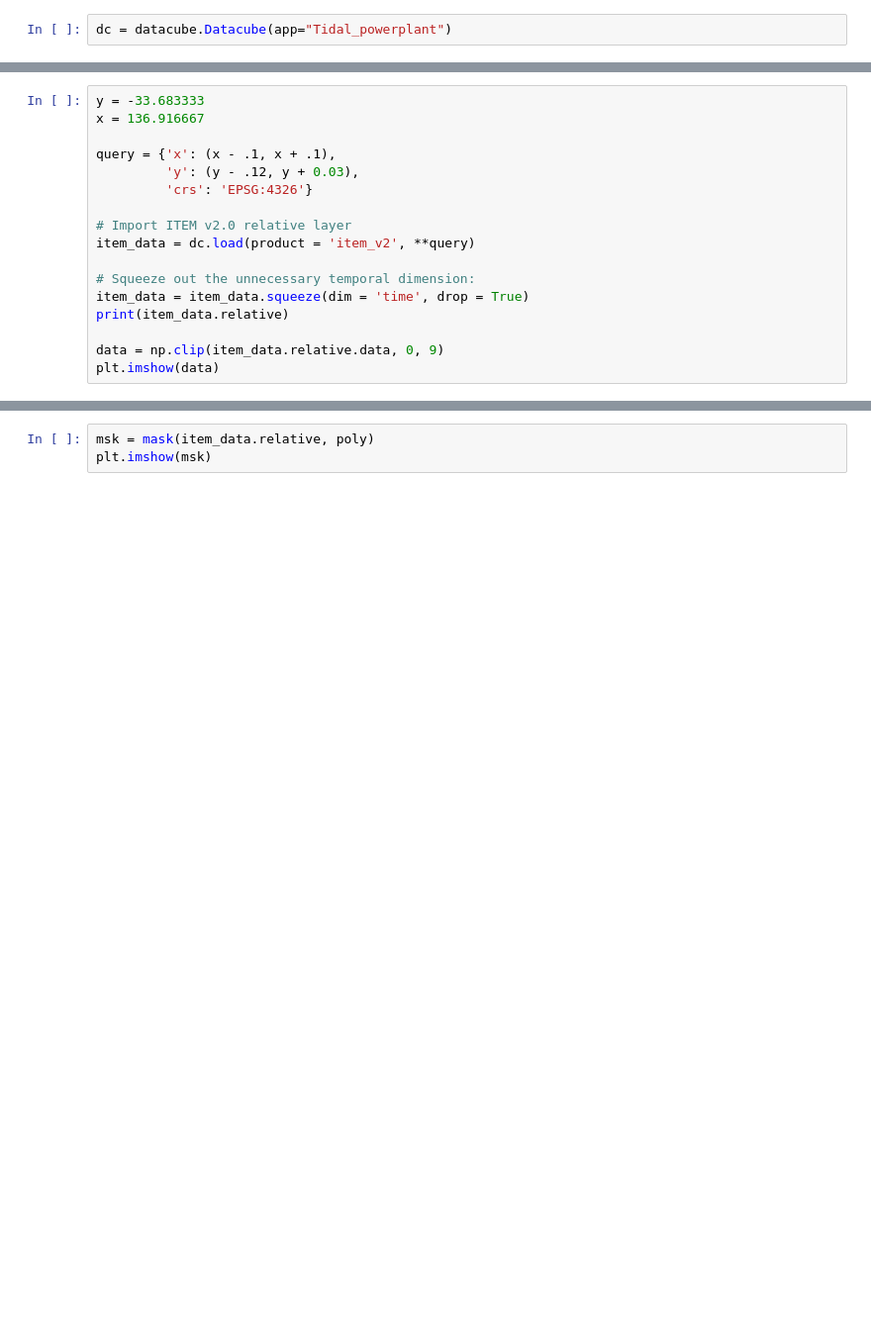
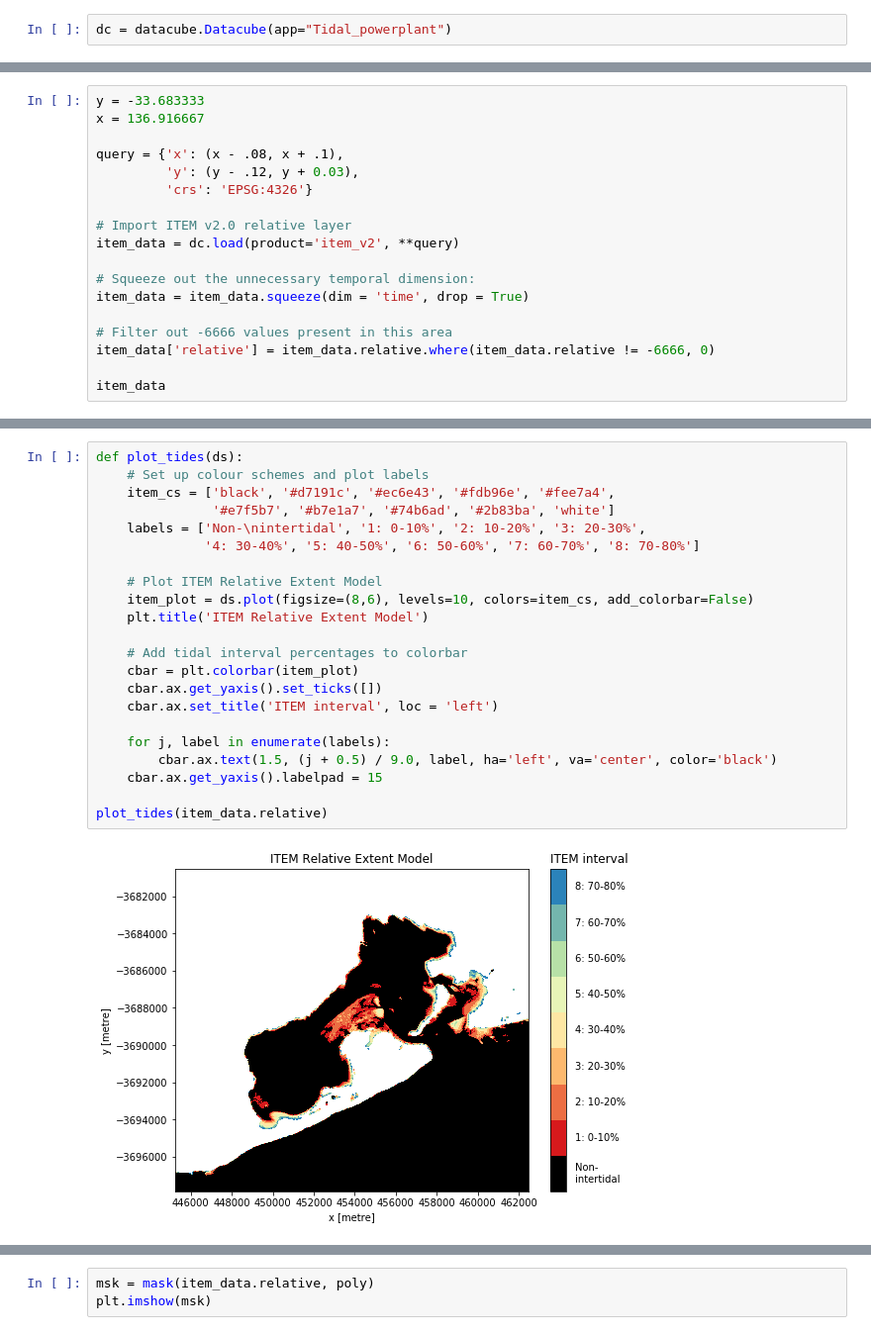
Before and after one commit to GeoscienceAustralia/dea-notebooks, a Jupyter notebook: Real_world_examples/Tidal_powerplant.ipynb, the cells around one changed output, grey strips where cells are left out. Shown at 99% size. Saved outputs shown, nothing was run; the diff lists cells and outputs as text; blank space fills up the shorter version.

Commit message:
Tidal notebook almost ready

```diff
--- a/Real_world_examples/Tidal_powerplant.ipynb
+++ b/Real_world_examples/Tidal_powerplant.ipynb
@@ -107,17 +135,18 @@ dc = datacube.Datacube(app="Tidal_powerplant")
 y = -33.683333
 x = 136.916667
 
-query = {'x': (x - .1, x + .1),
+query = {'x': (x - .08, x + .1),
          'y': (y - .12, y + 0.03),
          'crs': 'EPSG:4326'}
 
 # Import ITEM v2.0 relative layer
-item_data = dc.load(product = 'item_v2', **query)
+item_data = dc.load(product='item_v2', **query)
 
 # Squeeze out the unnecessary temporal dimension:
 item_data = item_data.squeeze(dim = 'time', drop = True)
-print(item_data.relative)
 
-data = np.clip(item_data.relative.data, 0, 9)
-plt.imshow(data)
+# Filter out -6666 values present in this area
+item_data['relative'] = item_data.relative.where(item_data.relative != -6666, 0)
+
+item_data
 # %% [output]
@@ -140,0 +166,24 @@ Attributes:
+# %%
+def plot_tides(ds):
+    # Set up colour schemes and plot labels
+    item_cs = ['black', '#d7191c', '#ec6e43', '#fdb96e', '#fee7a4',
+               '#e7f5b7', '#b7e1a7', '#74b6ad', '#2b83ba', 'white']
+    labels = ['Non-\nintertidal', '1: 0-10%', '2: 10-20%', '3: 20-30%',
+              '4: 30-40%', '5: 40-50%', '6: 50-60%', '7: 60-70%', '8: 70-80%']
+
+    # Plot ITEM Relative Extent Model
+    item_plot = ds.plot(figsize=(8,6), levels=10, colors=item_cs, add_colorbar=False)
+    plt.title('ITEM Relative Extent Model')
+
+    # Add tidal interval percentages to colorbar
+    cbar = plt.colorbar(item_plot)
+    cbar.ax.get_yaxis().set_ticks([])
+    cbar.ax.set_title('ITEM interval', loc = 'left')
+
+    for j, label in enumerate(labels):
+        cbar.ax.text(1.5, (j + 0.5) / 9.0, label, ha='left', va='center', color='black')
+    cbar.ax.get_yaxis().labelpad = 15
+
+plot_tides(item_data.relative)
+# %% [output]
+[figure, added]
```
Also changed, not shown: parts of 15 cells of this notebook, 1 other file.
